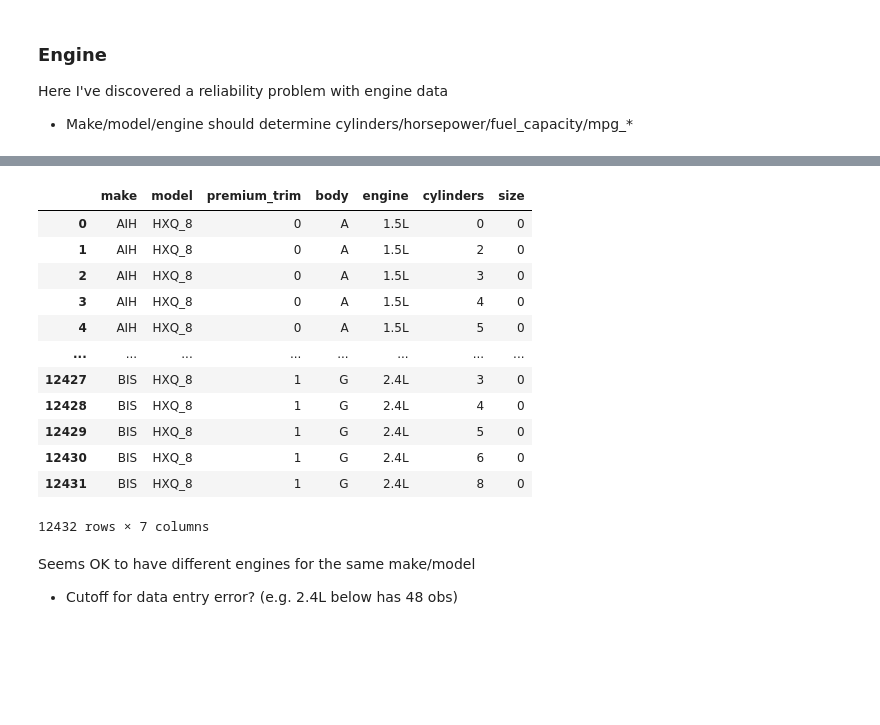
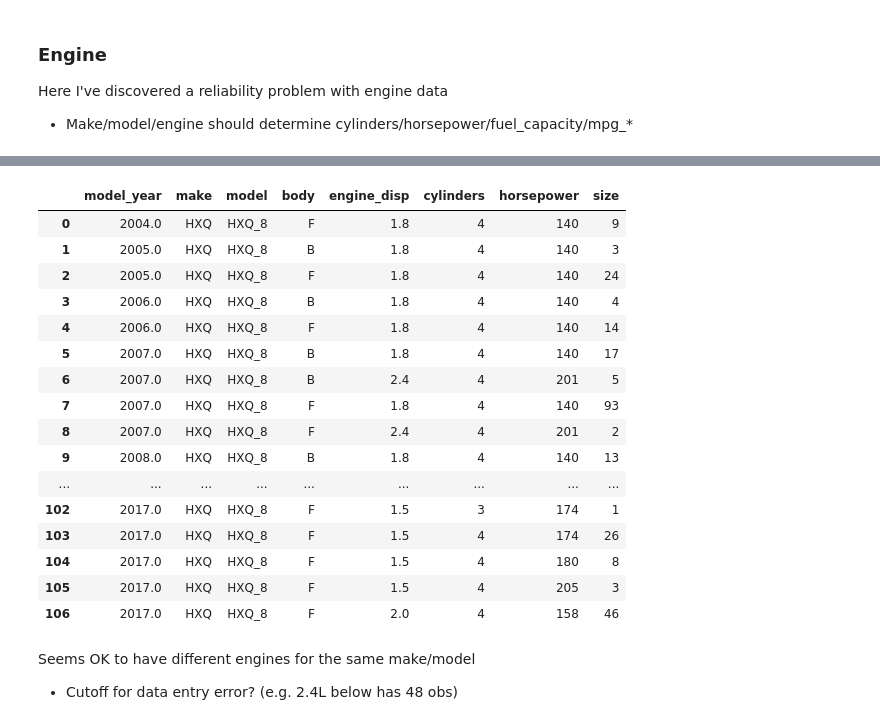
Before and after one commit to sheacon/carmax_showcase, a Jupyter notebook: 0_data_carmax.ipynb, the cells around one changed output, grey strips where cells are left out. Saved outputs shown, nothing was run; the diff lists cells and outputs as text; code cells hidden in the pictures; blank space fills up the shorter version.

```diff
--- a/0_data_carmax.ipynb
+++ b/0_data_carmax.ipynb
@@ -79,6 +90,34 @@ price_cat = CategoricalDtype(
 )
 df['price_appraisal'] = df['price_appraisal'].astype(appraisal_cat)
 df['price'] = df['price'].astype(price_cat)
+# %%
+# make mileage categorical with correct order
+mileage_app_cat = CategoricalDtype(
+    ['0 to 10k miles', '10k to 20k miles', '20k to 30k miles',
+     '30k to 40k miles', '40k to 50k miles','50k to 60k miles',
+     '60k to 70k miles', '70k to 80k miles', '80k to 90k miles',
+     '90k to 100k miles','100k to 110k miles', '110k to 120k miles',
+     '120k to 130k miles', '130k to 140k miles','140k to 150k miles',
+     '150k to 160k miles', '160k to 170k miles', '170k to 180k miles',
+    '180k to 190k miles', '190k to 200k miles', '200k+ miles'],
+    ordered=True
+)
+mileage_cat = CategoricalDtype(
+   ['0 to 5k miles', '5k to 10k miles', '10k to 15k miles',
+    '15k to 20k miles', '20k to 25k miles', '25k to 30k miles',
+    '30k to 35k miles', '35k to 40k miles', '40k to 45k miles',
+    '45k to 50k miles', '50k to 55k miles', '55k to 60k miles',
+     '60k to 65k miles', '65k to 70k miles', '70k to 75k miles',
+     '75k to 80k miles', '80k to 85k miles', '85k to 90k miles',
+     '90k to 95k miles', '95k to 100k miles', '100k+ miles'],
+    ordered=True
+)
+df['mileage_appraisal'] = df['mileage_appraisal'].astype(mileage_app_cat)
+df['mileage'] = df['mileage'].astype(mileage_cat)
+# %%
+# make engine displacement numeric
+df['engine_disp'] = df['engine_disp'].str.slice(0,3).astype('float')
+df['engine_disp_appraisal'] = df['engine_disp_appraisal'].str.slice(0,3).astype('float')
 # %%
 df.info(show_counts=False)
 # %% [output]
@@ -476,23 +539,28 @@ Index(['price', 'price_appraisal', 'online_appraisal_flag', 'market',
 # %%
 df_HXQ = df[df['model'] == 'HXQ_8']
 # %%
-pd.set_option('display.max_rows', 50)
+pd.set_option('display.max_rows', 200)
 # %%
-df_HXQ.groupby(['make','model','premium_trim','body','engine','cylinders'], dropna=False, as_index=False).size()
+test = df_HXQ.groupby(['model_year','make','model','body','engine_disp','cylinders','horsepower'], dropna=False, as_index=False).size()
+test[test['size'] > 0]
 # %% [output]
-|  | make | model | premium_trim | body | engine | cylinders | size |
-| 0 | AIH | HXQ_8 | 0 | A | 1.5L | 0 | 0 |
-| 1 | AIH | HXQ_8 | 0 | A | 1.5L | 2 | 0 |
-| 2 | AIH | HXQ_8 | 0 | A | 1.5L | 3 | 0 |
-| 3 | AIH | HXQ_8 | 0 | A | 1.5L | 4 | 0 |
-| 4 | AIH | HXQ_8 | 0 | A | 1.5L | 5 | 0 |
-| ... | ... | ... | ... | ... | ... | ... | ... |
-| 12427 | BIS | HXQ_8 | 1 | G | 2.4L | 3 | 0 |
-| 12428 | BIS | HXQ_8 | 1 | G | 2.4L | 4 | 0 |
-| 12429 | BIS | HXQ_8 | 1 | G | 2.4L | 5 | 0 |
-| 12430 | BIS | HXQ_8 | 1 | G | 2.4L | 6 | 0 |
-| 12431 | BIS | HXQ_8 | 1 | G | 2.4L | 8 | 0 |
+|  | model_year | make | model | body | engine_disp | cylinders | horsepower | size |
+| 0 | 2004.0 | HXQ | HXQ_8 | F | 1.8 | 4 | 140 | 9 |
+| 1 | 2005.0 | HXQ | HXQ_8 | B | 1.8 | 4 | 140 | 3 |
+| 2 | 2005.0 | HXQ | HXQ_8 | F | 1.8 | 4 | 140 | 24 |
+| 3 | 2006.0 | HXQ | HXQ_8 | B | 1.8 | 4 | 140 | 4 |
+| 4 | 2006.0 | HXQ | HXQ_8 | F | 1.8 | 4 | 140 | 14 |
+| 5 | 2007.0 | HXQ | HXQ_8 | B | 1.8 | 4 | 140 | 17 |
+| 6 | 2007.0 | HXQ | HXQ_8 | B | 2.4 | 4 | 201 | 5 |
+| 7 | 2007.0 | HXQ | HXQ_8 | F | 1.8 | 4 | 140 | 93 |
+| 8 | 2007.0 | HXQ | HXQ_8 | F | 2.4 | 4 | 201 | 2 |
+| 9 | 2008.0 | HXQ | HXQ_8 | B | 1.8 | 4 | 140 | 13 |
+| ... | ... | ... | ... | ... | ... | ... | ... | ... |
+| 102 | 2017.0 | HXQ | HXQ_8 | F | 1.5 | 3 | 174 | 1 |
+| 103 | 2017.0 | HXQ | HXQ_8 | F | 1.5 | 4 | 174 | 26 |
+| 104 | 2017.0 | HXQ | HXQ_8 | F | 1.5 | 4 | 180 | 8 |
+| 105 | 2017.0 | HXQ | HXQ_8 | F | 1.5 | 4 | 205 | 3 |
+| 106 | 2017.0 | HXQ | HXQ_8 | F | 2.0 | 4 | 158 | 46 |
-12432 rows × 7 columns
 # %% [markdown]
 Seems OK to have different engines for the same make/model
 - Cutoff for data entry error? (e.g. 2.4L below has 48 obs)
```
Also changed, not shown: parts of 28 cells of this notebook.
